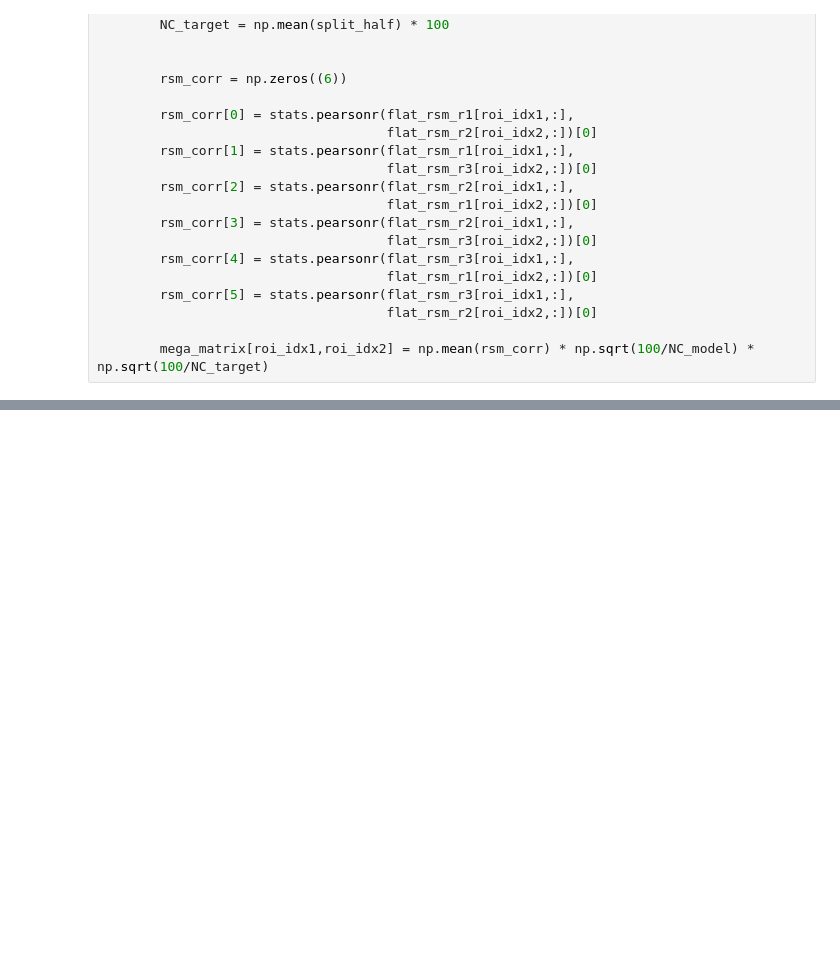
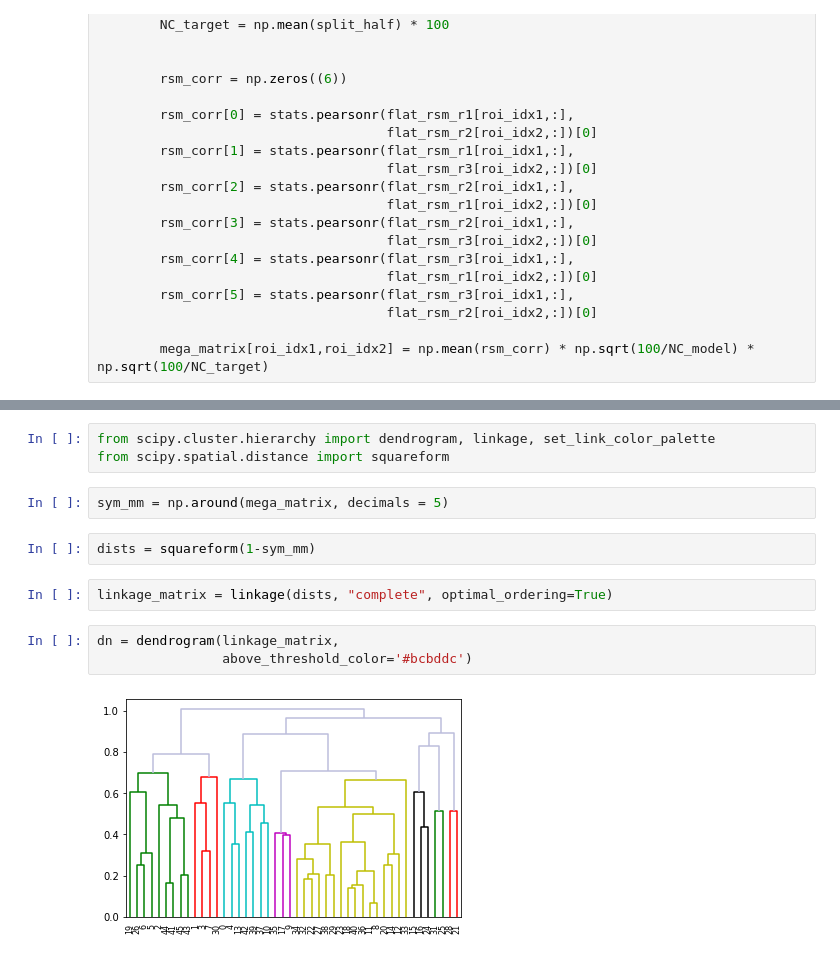
Before and after one commit to dawnfinzi/streams, a Jupyter notebook: notebooks/Testing_parcellation.ipynb, the cells around one changed output, grey strips where cells are left out. Saved outputs shown, nothing was run; the diff lists cells and outputs as text; blank space fills up the shorter version.

```diff
--- a/notebooks/Testing_parcellation.ipynb
+++ b/notebooks/Testing_parcellation.ipynb
@@ -238,0 +297,14 @@ plt.imshow(mega_matrix)
+# %%
+from scipy.cluster.hierarchy import dendrogram, linkage, set_link_color_palette
+from scipy.spatial.distance import squareform
+# %%
+sym_mm = np.around(mega_matrix, decimals = 5)
+# %%
+dists = squareform(1-sym_mm)
+# %%
+linkage_matrix = linkage(dists, "complete", optimal_ordering=True)
+# %%
+dn = dendrogram(linkage_matrix,
+                above_threshold_color='#bcbddc')
+# %% [output]
+[figure, added]
```
Also changed, not shown: parts of 11 cells of this notebook.
